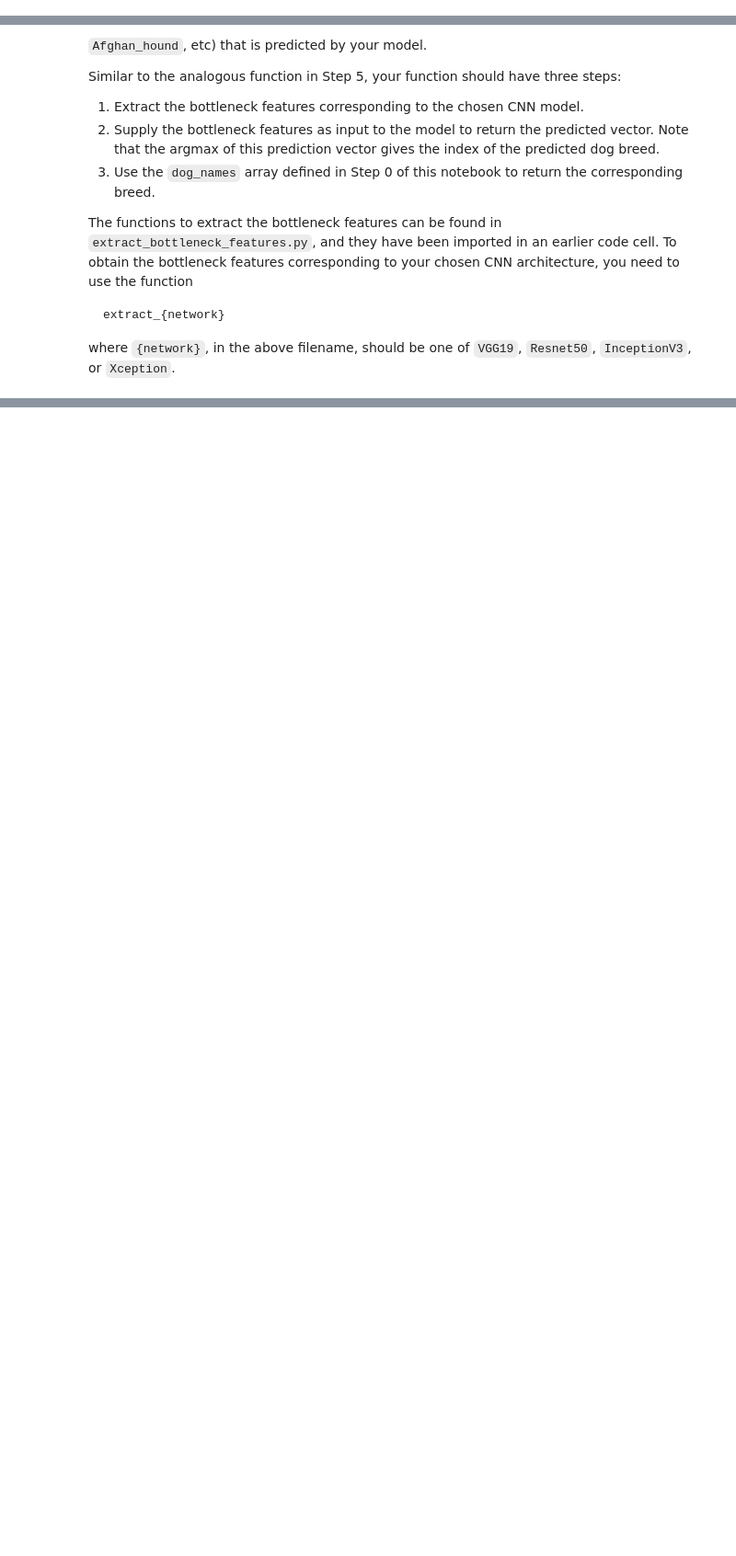
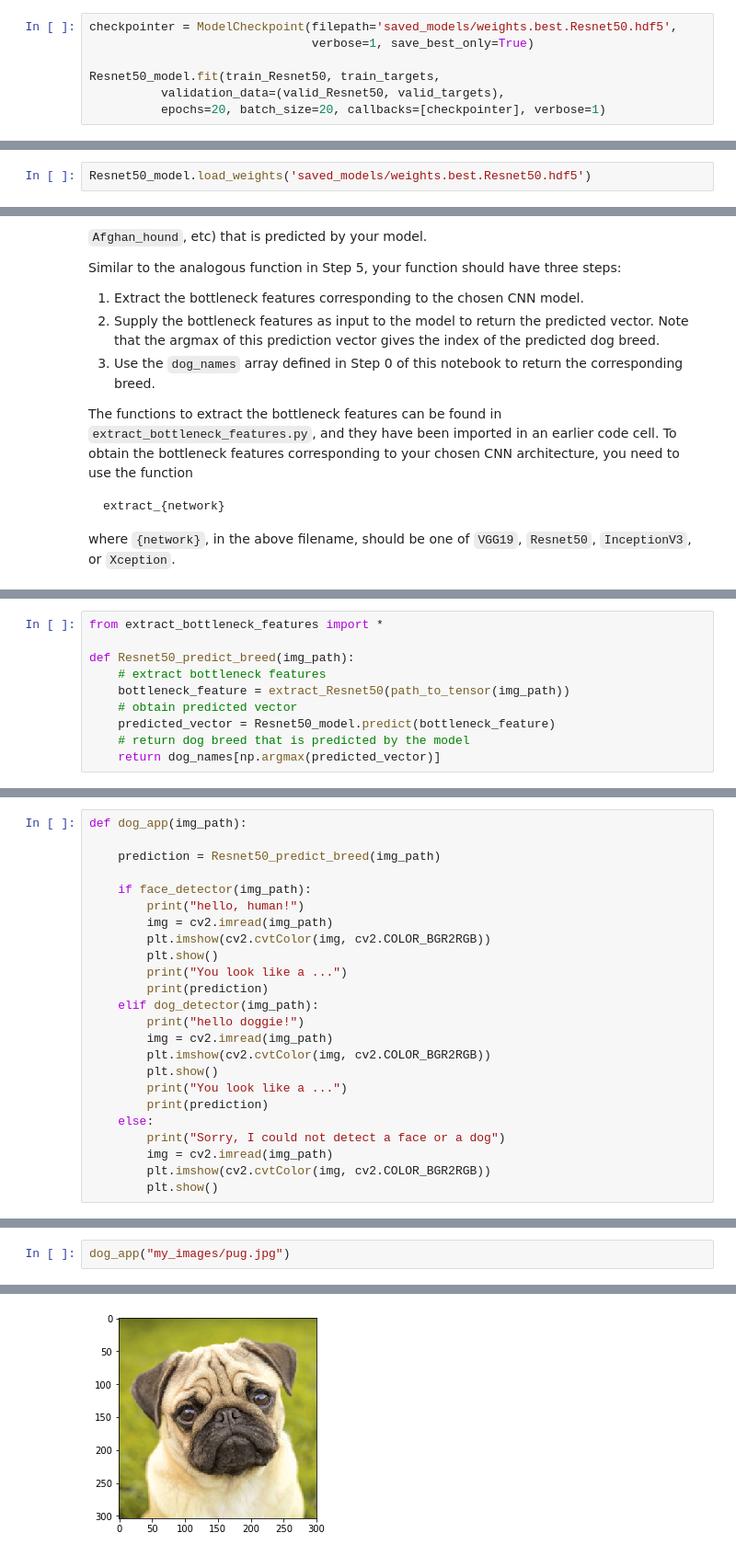
Before and after one commit to aoifew/udacity_deeplearning, a Jupyter notebook: dog-project/dog_app.ipynb, the cells around one changed output, grey strips where cells are left out. Shown: that part at 92% size. Drawn from its saved outputs; the diff is of its cells as text; blank space fills up the shorter version.

```diff
--- a/dog-project/dog_app.ipynb
+++ b/dog-project/dog_app.ipynb
@@ -609,0 +616,7 @@ You are welcome to [augment the training data](https://blog.keras.io/building-po
+# %%
+checkpointer = ModelCheckpoint(filepath='saved_models/weights.best.Resnet50.hdf5',
+                               verbose=1, save_best_only=True)
+
+Resnet50_model.fit(train_Resnet50, train_targets,
+          validation_data=(valid_Resnet50, valid_targets),
+          epochs=20, batch_size=20, callbacks=[checkpointer], verbose=1)
@@ -614,3 +644,5 @@ You are welcome to [augment the training data](https://blog.keras.io/building-po
+# %%
+Resnet50_model.load_weights('saved_models/weights.best.Resnet50.hdf5')
 # %% [markdown]
 ### (IMPLEMENTATION) Test the Model
 
@@ -638,3 +674,13 @@ where `{network}`, in the above filename, should be one of `VGG19`, `Resnet50`,
+# %%
+from extract_bottleneck_features import *
+
+def Resnet50_predict_breed(img_path):
+    # extract bottleneck features
+    bottleneck_feature = extract_Resnet50(path_to_tensor(img_path))
+    # obtain predicted vector
+    predicted_vector = Resnet50_model.predict(bottleneck_feature)
+    # return dog breed that is predicted by the model
+    return dog_names[np.argmax(predicted_vector)]
 # %% [markdown]
 ---
 <a id='step6'></a>
@@ -659,3 +702,27 @@ Some sample output for our algorithm is provided below, but feel free to design
+# %%
+def dog_app(img_path):
+
+    prediction = Resnet50_predict_breed(img_path)
+
+    if face_detector(img_path):
+        print("hello, human!")
+        img = cv2.imread(img_path)
+        plt.imshow(cv2.cvtColor(img, cv2.COLOR_BGR2RGB))
+        plt.show()
+        print("You look like a ...")
+        print(prediction)
+    elif dog_detector(img_path):
+        print("hello doggie!")
+        img = cv2.imread(img_path)
+        plt.imshow(cv2.cvtColor(img, cv2.COLOR_BGR2RGB))
+        plt.show()
+        print("You look like a ...")
+        print(prediction)
+    else:
+        print("Sorry, I could not detect a face or a dog")
+        img = cv2.imread(img_path)
+        plt.imshow(cv2.cvtColor(img, cv2.COLOR_BGR2RGB))
+        plt.show()
 # %% [markdown]
 ---
 <a id='step7'></a>
@@ -676,0 +740,3 @@ __Answer:__
+# %%
+dog_app("my_images/pug.jpg")
+# %% [output]
@@ -676,0 +744 @@ __Answer:__
+[figure, added]
```
Also changed, not shown: parts of 30 cells of this notebook.
